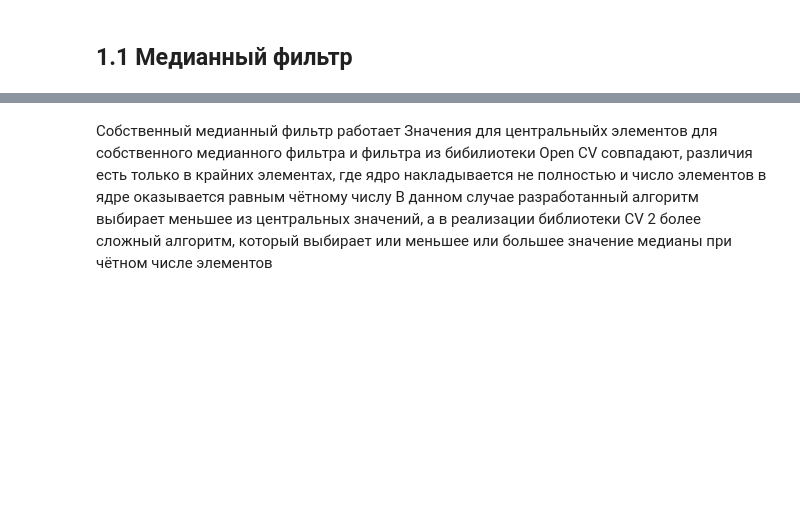
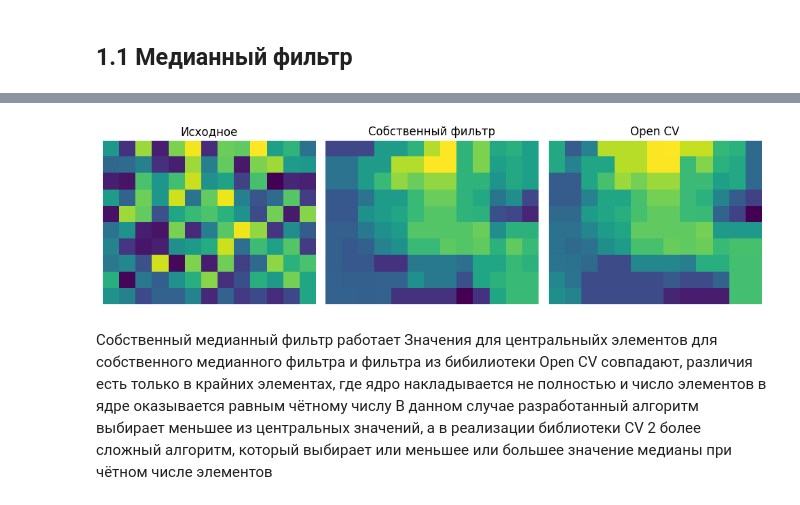
Before and after one commit to PavelORT/Computer_vision_labs, a Jupyter notebook: Lab1_CV/Lab1_CV.ipynb, the cells around one changed output, grey strips where cells are left out. Drawn from its saved outputs; the diff is of its cells as text; code cells hidden in the pictures; blank space fills up the shorter version.

Commit message:
Median_filter_I_think complited

```diff
--- a/Lab1_CV/Lab1_CV.ipynb
+++ b/Lab1_CV/Lab1_CV.ipynb
@@ -76,7 +78,7 @@ def Median_filter(image: np.ndarray, filtersize: int = 3, expand: int = 0, grout
 
     if expand == 0:
         res_image = np.zeros((H, W, C), dtype=image.dtype)  # dtype=image.dtype)
-        for k in range(C):
+        for k in tqdm(range(C)):
             for i in range(H):
                 for j in range(W):
                     value_array = np.zeros(1, dtype=image.dtype)#dtype=np.uint8
@@ -132,7 +134,7 @@ def Median_filter(image: np.ndarray, filtersize: int = 3, expand: int = 0, grout
                 buf_image[:,W+edge+ed-1:W+edge+ed] = buf_image[:, W+edge-ed-bias:W+edge-ed+1-bias]
 
         res_image = np.zeros((H, W, C))  # dtype=image.dtype)
-        for k in range(C):
+        for k in tqdm(range(C)):
             for i in range(H):
                 for j in range(W):
                     value_array = np.zeros(1, dtype=image.dtype)#dtype=np.uint8
@@ -171,14 +176,13 @@ def Median_filter(image: np.ndarray, filtersize: int = 3, expand: int = 0, grout
 # %%
 rng = np.random.default_rng(seed=42)# Создаем генератор случайных чисел
-test_arr = rng.integers(0, 255, size=(6, 7, 1), dtype=np.uint8)
+arr_test = rng.integers(0, 255, size=(10, 13, 1), dtype=np.uint8)
 print("Исходное")
-print(test_arr.squeeze())
+print(arr_test.squeeze())
 print("Собственный фильтр")
-arr_med = Median_filter(test_arr, 5, expand = 2)#, grout = False
-print(arr_med.squeeze())
+arr_my_med = Median_filter(arr_test, 5)
+print(arr_my_med.squeeze())
 print("Фильтр CV2")
-cv2_image = test_arr.copy()
-filtered_image = cv2.medianBlur(cv2_image.squeeze(), ksize=5)
-print(filtered_image)
+arr_cv2_med= cv2.medianBlur(arr_test.squeeze(), ksize=5)
+print(arr_cv2_med)
 # %% [output]
 Исходное
@@ -201,3 +241,26 @@ print(filtered_image)
+# %%
+H = 1
+W = 3
+image_list = [arr_test, arr_my_med.squeeze(), arr_cv2_med]
+label_list = ["Исходное", "Собственный фильтр", "Open CV"]
+fig, ax = plt.subplots(H, W, figsize=(10,10))
+if H == 1:
+    for i in range(W):
+        ax[i].imshow(image_list[i])  #, cmap='gray'
+        ax[i].axis('off')
+        ax[i].set_title(label_list[i])
+else:
+    for i in range(H*W):
+        h = i // W
+        w = i % W
+        ax[h, w].imshow(image_list[i]) #, cmap='gray'
+        ax[h, w].axis('off')
+        ax[h, w].set_title(label_list[i])
+
+plt.tight_layout()
+plt.show()
+# %% [output]
+[figure, added]
 # %% [markdown]
 Собственный медианный фильтр работает
 Значения для центральныйх элементов для собственного медианного фильтра и фильтра из бибилиотеки Open CV совпадают, различия есть только в крайних элементах, где ядро накладывается не полностью и число элементов в ядре оказывается равным чётному числу
```
Also changed, not shown: parts of 17 cells of this notebook, 5 other files.
